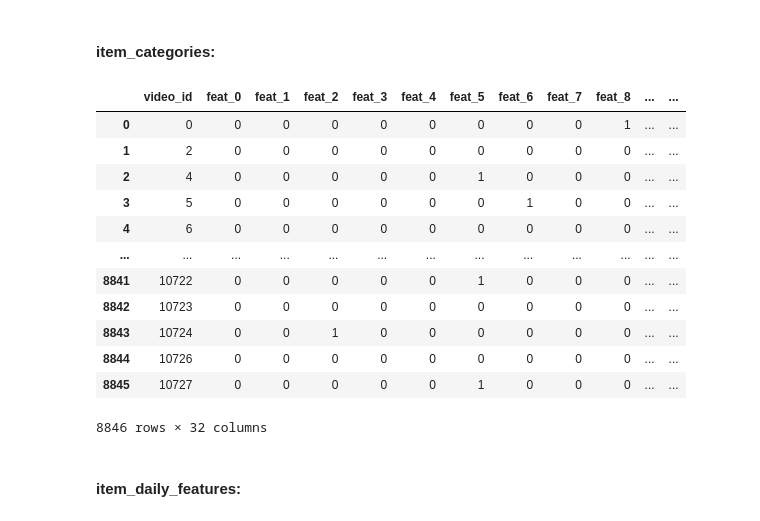
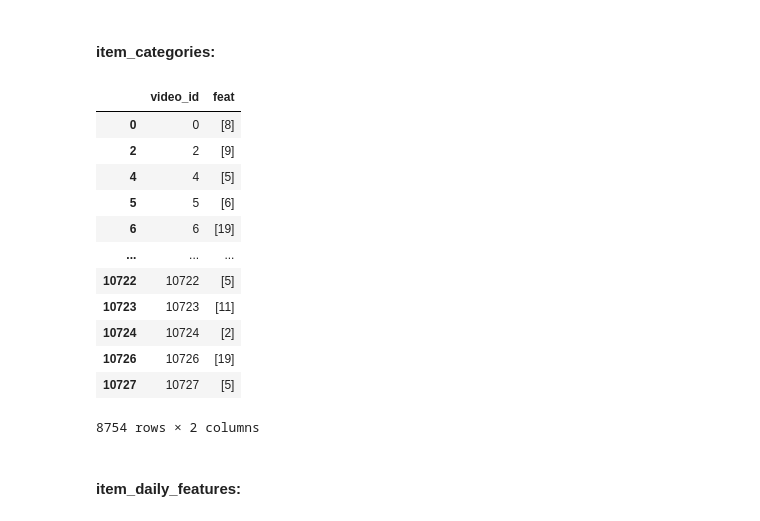
Before and after one commit to PamplemousseCru/FinalProject_2025_Matthias_Laithier, a Jupyter notebook: 01_data_preprocess.ipynb, the cells around one changed output. Cells and saved outputs as stored; diff of their text form; code cells hidden in the pictures.

```diff
--- a/01_data_preprocess.ipynb
+++ b/01_data_preprocess.ipynb
@@ -34,8 +35,12 @@ caption_category['first_level_category_id'] = [x if x >= 0 else 30 for x in capt
 - item_daily_features: we keep only NORMAL videos because we do not want to recommend ads, we keep only videos which are in public visible status because we can't recommend a private video, we also apply cumulative sums on the data to get the stats up to a certain day
 - user_features: good as-is
 - caption_category: good as-is
+# %%
+item_daily_features_cleaned = item_daily_features.copy()
+item_daily_features_cleaned = item_daily_features_cleaned[item_daily_features_cleaned["visible_status"] == "public"]
+item_daily_features_cleaned = item_daily_features_cleaned[item_daily_features_cleaned["video_type"] == "NORMAL"]
 # %%
 known_user_ids = set(user_features["user_id"].unique())
-known_video_ids = set(caption_category["video_id"].unique()) & set(item_categories["video_id"].unique()) & set(item_daily_features["video_id"].unique())
+known_video_ids = set(caption_category["video_id"].unique()) & set(item_categories["video_id"].unique()) & set(item_daily_features_cleaned["video_id"].unique())
 print(f"We have data for {len(known_user_ids)} users and {len(known_video_ids)} videos")
 # %% [output]
@@ -94,28 +97,28 @@ social_network_cleaned
 # %%
 item_categories_cleaned = item_categories.copy()
 item_categories_cleaned = item_categories_cleaned[item_categories_cleaned.loc[:, "video_id"].isin(known_video_ids)]
 item_categories_cleaned["feat"] = item_categories_cleaned["feat"].apply(ast.literal_eval)
-item_categories_cleaned = item_categories_cleaned.explode("feat")
+#item_categories_cleaned = item_categories_cleaned.explode("feat")
 # Create the vector encoding
-item_categories_cleaned = item_categories_cleaned.assign(present=1).pivot(index="video_id", columns="feat", values="present").fillna(0).reindex(columns=sorted(item_categories_cleaned["feat"].unique())).astype(int)
-item_categories_cleaned.columns = [f"feat_{feat}" for feat in item_categories_cleaned.columns]
-item_categories_cleaned = item_categories_cleaned.reset_index()
-assert(len(item_categories_cleaned["video_id"]) == len(known_video_ids))
+#item_categories_cleaned = item_categories_cleaned.assign(present=1).pivot(index="video_id", columns="feat", values="present").fillna(0).reindex(columns=sorted(item_categories_cleaned["feat"].unique())).astype(int)
+#item_categories_cleaned.columns = [f"feat_{feat}" for feat in item_categories_cleaned.columns]
+#item_categories_cleaned = item_categories_cleaned.reset_index()
+#assert(len(item_categories_cleaned["video_id"]) == len(known_video_ids))
 item_categories_cleaned
 # %% [output]
-|  | video_id | feat_0 | feat_1 | feat_2 | feat_3 | feat_4 | feat_5 | feat_6 | feat_7 | feat_8 | ... | ... |
-| 0 | 0 | 0 | 0 | 0 | 0 | 0 | 0 | 0 | 0 | 1 | ... | ... |
-| 1 | 2 | 0 | 0 | 0 | 0 | 0 | 0 | 0 | 0 | 0 | ... | ... |
-| 2 | 4 | 0 | 0 | 0 | 0 | 0 | 1 | 0 | 0 | 0 | ... | ... |
-| 3 | 5 | 0 | 0 | 0 | 0 | 0 | 0 | 1 | 0 | 0 | ... | ... |
-| 4 | 6 | 0 | 0 | 0 | 0 | 0 | 0 | 0 | 0 | 0 | ... | ... |
-| ... | ... | ... | ... | ... | ... | ... | ... | ... | ... | ... | ... | ... |
-| 8841 | 10722 | 0 | 0 | 0 | 0 | 0 | 1 | 0 | 0 | 0 | ... | ... |
-| 8842 | 10723 | 0 | 0 | 0 | 0 | 0 | 0 | 0 | 0 | 0 | ... | ... |
-| 8843 | 10724 | 0 | 0 | 1 | 0 | 0 | 0 | 0 | 0 | 0 | ... | ... |
-| 8844 | 10726 | 0 | 0 | 0 | 0 | 0 | 0 | 0 | 0 | 0 | ... | ... |
-| 8845 | 10727 | 0 | 0 | 0 | 0 | 0 | 1 | 0 | 0 | 0 | ... | ... |
+|  | video_id | feat |
+| 0 | 0 | [8] |
+| 2 | 2 | [9] |
+| 4 | 4 | [5] |
+| 5 | 5 | [6] |
+| 6 | 6 | [19] |
+| ... | ... | ... |
+| 10722 | 10722 | [5] |
+| 10723 | 10723 | [11] |
+| 10724 | 10724 | [2] |
+| 10726 | 10726 | [19] |
+| 10727 | 10727 | [5] |
-8846 rows × 32 columns
+8754 rows × 2 columns
 # %% [markdown]
 #### item_daily_features:
 # %%
```
Also changed, not shown: parts of 12 cells of this notebook, 3 other files.
